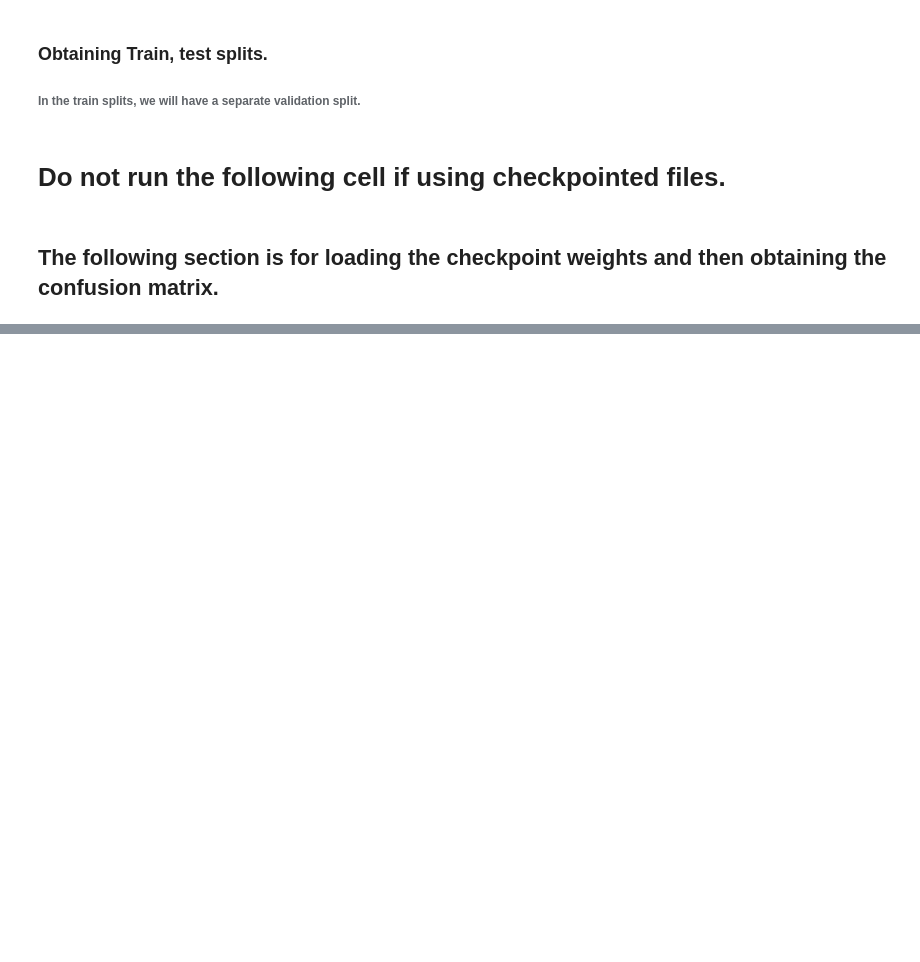
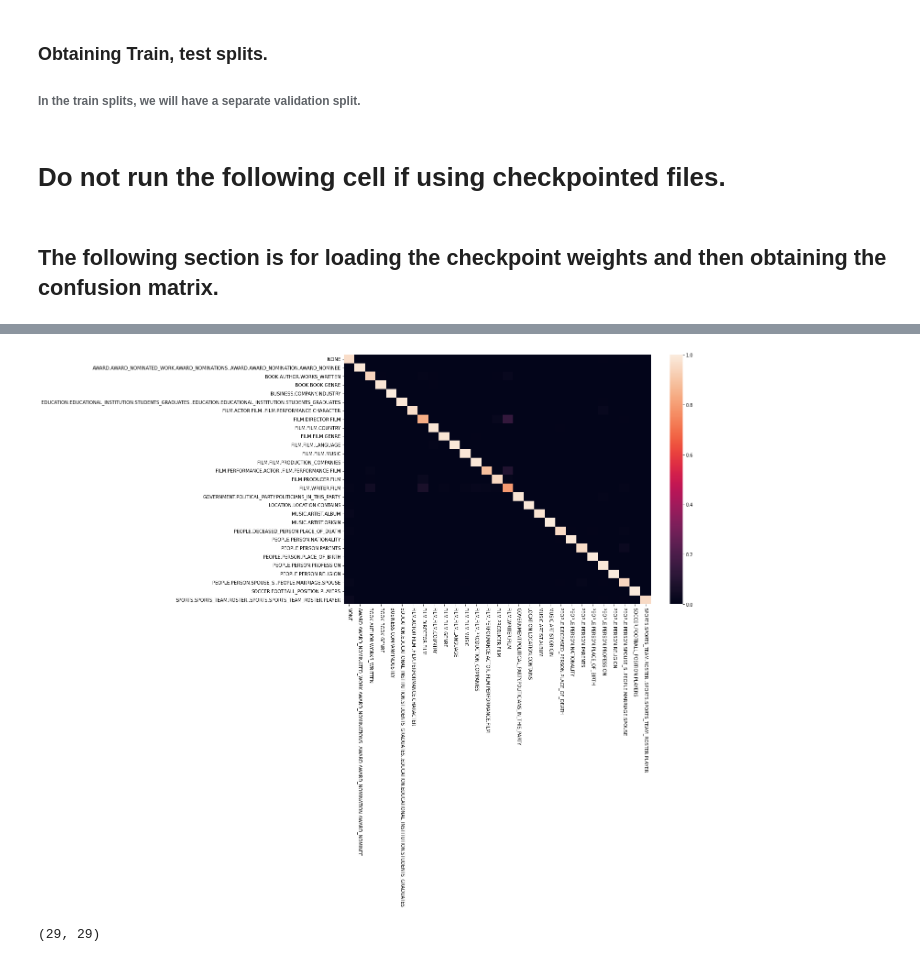
Before and after one commit to simpleParadox/RE_656, a Jupyter notebook: CMPUT_656_Project.ipynb, the cells around one changed output, grey strips where cells are left out. Drawn from its saved outputs; the diff is of its cells as text; code cells hidden in the pictures; blank space fills up the shorter version.

```diff
--- a/CMPUT_656_Project.ipynb
+++ b/CMPUT_656_Project.ipynb
@@ -260,11 +259,11 @@ with tf.device('/device:GPU:0'):
     results = []
     splits = 5 # For five fold cross-validation.
     #seeds = [i for i in range(splits)]  # Fix the seed value for reproducibility.
-    seeds = [0, 1, 2, 3, 4]
+    seeds = [0]#, 1, 2, 3, 4]
 
     val_dict = {}
     test_dict = {}
-    cms = []
+
     # First get random train-test splits. Doesn't include validation, which will be obtained from the train set.
     for seed in seeds:
         x_t, x_test, y_t, y_test = train_test_split(sentences, y, random_state=seed, test_size=0.2)   # Global training and test sets.
@@ -289,11 +288,11 @@ with tf.device('/device:GPU:0'):
         # results = new_model.evaluate(test_input, y_test, batch_size=16)
 
         #calculate F1-score
-        y_pred = new_model.predict(test_input, verbose=1)
+        y_pred = new_model.predict(test_input, batch_size=16, verbose=1)
         y_pred_label = get_labels(y_pred)
         f1_value = f1_score(y_test, y_pred_label, average='macro')
         np.savez_compressed(training_relations_path +  "predictions.npz", y_pred_label)
-        cm = confusion_matrix(y_pred_label, y_test, labels=label_mappings.keys())
+        cm = confusion_matrix(y_pred_label, y_test, labels=[i for i in label_mappings.keys()])
         cms.append(cm)
 
         results.append(f1_value)
@@ -320,8 +322,23 @@ Evaluate on test data for  0
+# %%
+cm = confusion_matrix(y_pred_label, y_test, labels=[i for i in label_mappings.keys()])
+cms.append(cm)
 # %%
 import matplotlib.pyplot as plt
 import seaborn as sns
 averaged_cms = np.mean(cms, axis=0)
+averaged_cms = averaged_cms.astype('float') / averaged_cms.sum(axis=1)[:, np.newaxis]
 cms_df = pd.DataFrame(averaged_cms, index = [value for value in label_mappings.values()],
                       columns=[value for value in label_mappings.values()])
-sns.heatmap(cms_df)
+fig, ax = plt.subplots(figsize=(15, 10))
+sns.heatmap(cms_df, vmin=0.0, vmax=1.0)
+yticks = [i.upper() for i in cms_df.index]
+xticks = [i.upper() for i in cms_df.columns]
+plt.yticks(plt.yticks()[0], labels=yticks, rotation=0)
+plt.xticks(plt.xticks()[0], labels=xticks, rotation=270)
 plt.show()
+# %% [output]
+[figure, added]
+# %%
+averaged_cms.shape
+# %% [output]
+(29, 29)
```
Also changed, not shown: parts of 3 cells of this notebook.
